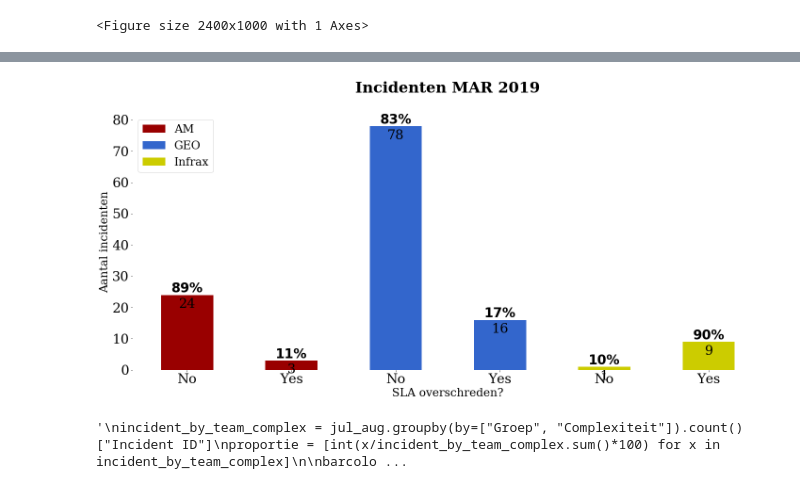
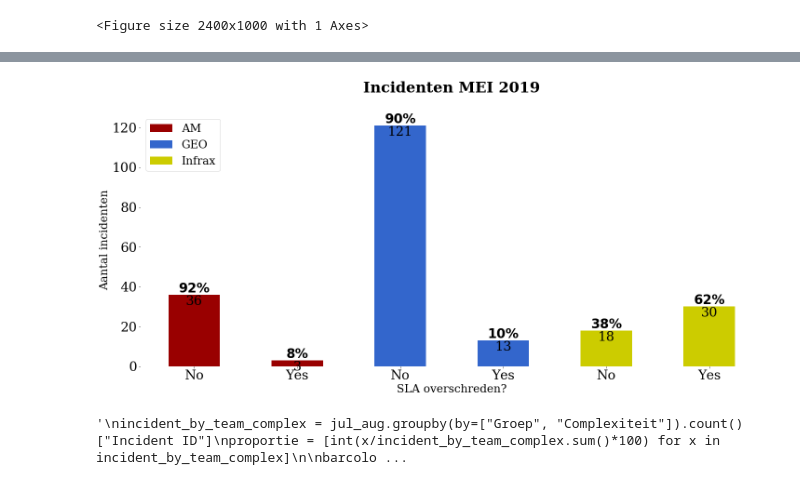
Before and after one commit to KBergers/scripts, a Jupyter notebook: overzicht_incidenten/overzicht_incidenten.ipynb, the cells around one changed output, grey strips where cells are left out. Saved outputs shown, nothing was run; the diff lists cells and outputs as text; code cells hidden in the pictures.

Commit message:
Aanpassing overzicht_incidenten script

```diff
--- a/overzicht_incidenten/overzicht_incidenten.ipynb
+++ b/overzicht_incidenten/overzicht_incidenten.ipynb
@@ -109,7 +110,10 @@ teamgeo = ['GHG127 - Anneleen Robbe', 'BJF331 - Joris Vanderloock', 'GAH048 - Ge
 for i in incidenten.index:
     article = str(incidenten.loc[i, "Article"]).lower()
     user = str(incidenten.loc[i, "Resolution User"])
-    if (any(app in article for app in AM_apps) and (user not in teamgeo)) or user == 'AM':
+    resolution_group_name = incidenten.loc[i, "Resolution Group Name"]
+    if (user in teamgeo) or resolution_group_name == 'GEO':
+        incidenten.loc[i, "Resolution Group Name"] = 'GEO'
+    elif (any(app in article for app in AM_apps) and (user not in teamgeo)) or user == 'AM' or resolution_group_name == 'AM':
         incidenten.loc[i, "Resolution Group Name"] = 'AM'
     else:
         incidenten.loc[i, "Resolution Group Name"] = 'GEO'
@@ -166,7 +174,7 @@ Name: Resolution Group Name, dtype: int64
 # %%
 # Toevoegen KIR kolom
 incidenten["KIR"] = 0
-KIR = ["QTP864", "PCK830"]
+KIR = ["QTP864", "PCK830", "LRD904"]
 for i in incidenten.index:
     user = str(incidenten.loc[i, "Resolution User"])[0:6]
     if user in KIR:
@@ -182,7 +211,7 @@ Name: KIR, dtype: int64
 import matplotlib.pyplot as plt
 from numpy import arange
 
-periode = 'MAR 2019' # Eventueel aanpassen!
+periode = 'MEI 2019' # Eventueel aanpassen!
 
 plt.rcParams["font.family"] = "serif"
 
@@ -193,7 +222,7 @@ textfont = {'family': 'sans-serif',
         }
 
 def barplot(series, barwidth, xlabel, ylabel, pngname, plottitle):
-    proportie = [int(x/series.sum()*100) for x in series]
+    proportie = [int(round(x/series.sum()*100, 0)) for x in series]
     fig = plt.figure(figsize=(24, 10))
     ax = fig.add_subplot(1,1,1)
     bar_positions = arange(len(series.values)) + 1
@@ -237,7 +266,7 @@ for i, amount in incidenten_ean_GeoAM.items():
         som = sum(incidenten_ean_GeoAM["AM"])
     else:
         som = sum(incidenten_ean_GeoAM["GEO"])
-    verhouding = int(round(amount/som*100)) #'round' om correct af te ronden
+    verhouding = int(round(amount/som*100,0)) #'round' om correct af te ronden
     proportie.append(verhouding)
 
 # Plot aantal incidenten opgelost door KIR-team
@@ -284,35 +313,35 @@ for i, amount in grouped_incidenten.items():
         som = sum(grouped_incidenten["GEO"])
     else:
         som = sum(grouped_incidenten["I"])
-    verhouding = int(round(amount/som*100)) #'round' om correct af te ronden
+    verhouding = int(round(amount/som*100,0)) #'round' om correct af te ronden
     proportie.append(verhouding)
 
 # Plot aantal incidenten opgelost door KIR-team
 barcolors = ["#990000", "#990000", "#3366cc", "#3366cc", "#cccc00", "#cccc00"]
 fig = plt.figure(figsize=(24, 10))
 ax = fig.add_subplot(1,1,1)
 bar_positions = arange(6) + 1
 bar = ax.bar(bar_positions, grouped_incidenten.values, width=0.5, color=barcolors)
 tick_positions = range(1,7)
 ax.set_xticks(tick_positions)
 ax.set_xticklabels(grouped_incidenten.index.get_level_values(1))
 ax.set_xlabel("SLA overschreden?", fontsize=24)
 ax.set_ylabel("Aantal incidenten", fontsize=24)
 ax.tick_params(labelsize=28)
 ax.set_title("Incidenten "+periode, fontsize=32, pad=45, fontweight='bold') # Titel van plot
 for i, v in enumerate(grouped_incidenten):
     ax.text(i+1, v+(0.01*max(grouped_incidenten.values)), str(proportie[i])+"%",
             horizontalalignment='center', color='black', fontdict=textfont)
 for i, v in enumerate(grouped_incidenten): # Label aantal incidenten
         ax.text(i+1, grouped_incidenten[i]+(-0.05*max(incidenten_ean_GeoAM.values)),
                 str(v), horizontalalignment='center', color='black', fontsize=28)
 ax.set_frame_on(b=False)
 ax.legend(bar[::2], ["AM", "GEO", "Infrax"], loc=2, prop={'size': 24})
 today = datetime.today().strftime('%Y%m%d')
 plt.savefig("incidentsBreachedPerTeam"+today+".png")
 plt.show()
 # %% [output]
-[figure, old version]
+[figure, new version]
 # %%
 """
 incident_by_team_complex = jul_aug.groupby(by=["Groep", "Complexiteit"]).count()["Incident ID"]
```
Also changed, not shown: parts of 24 cells of this notebook, 9 other files.
